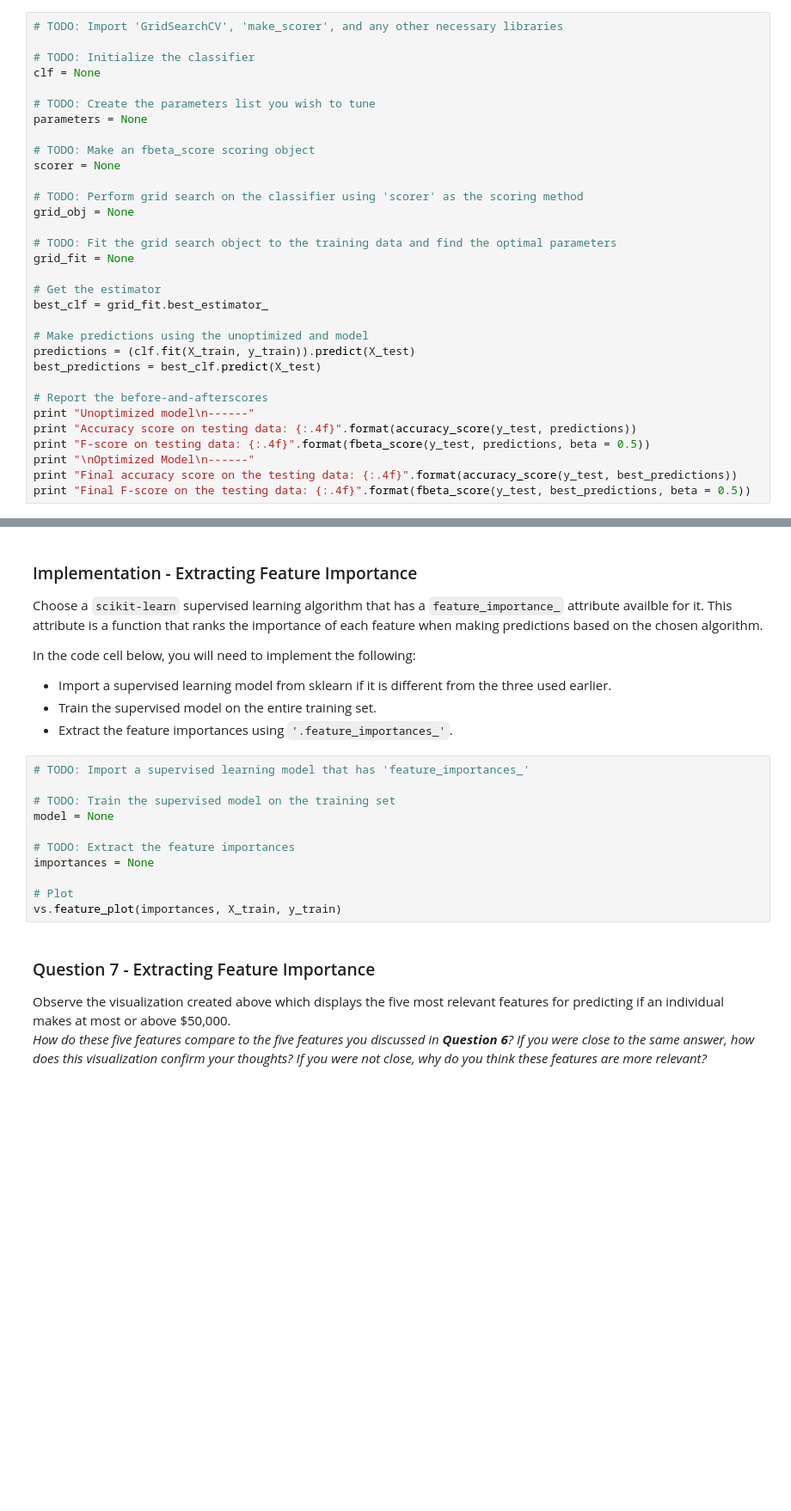
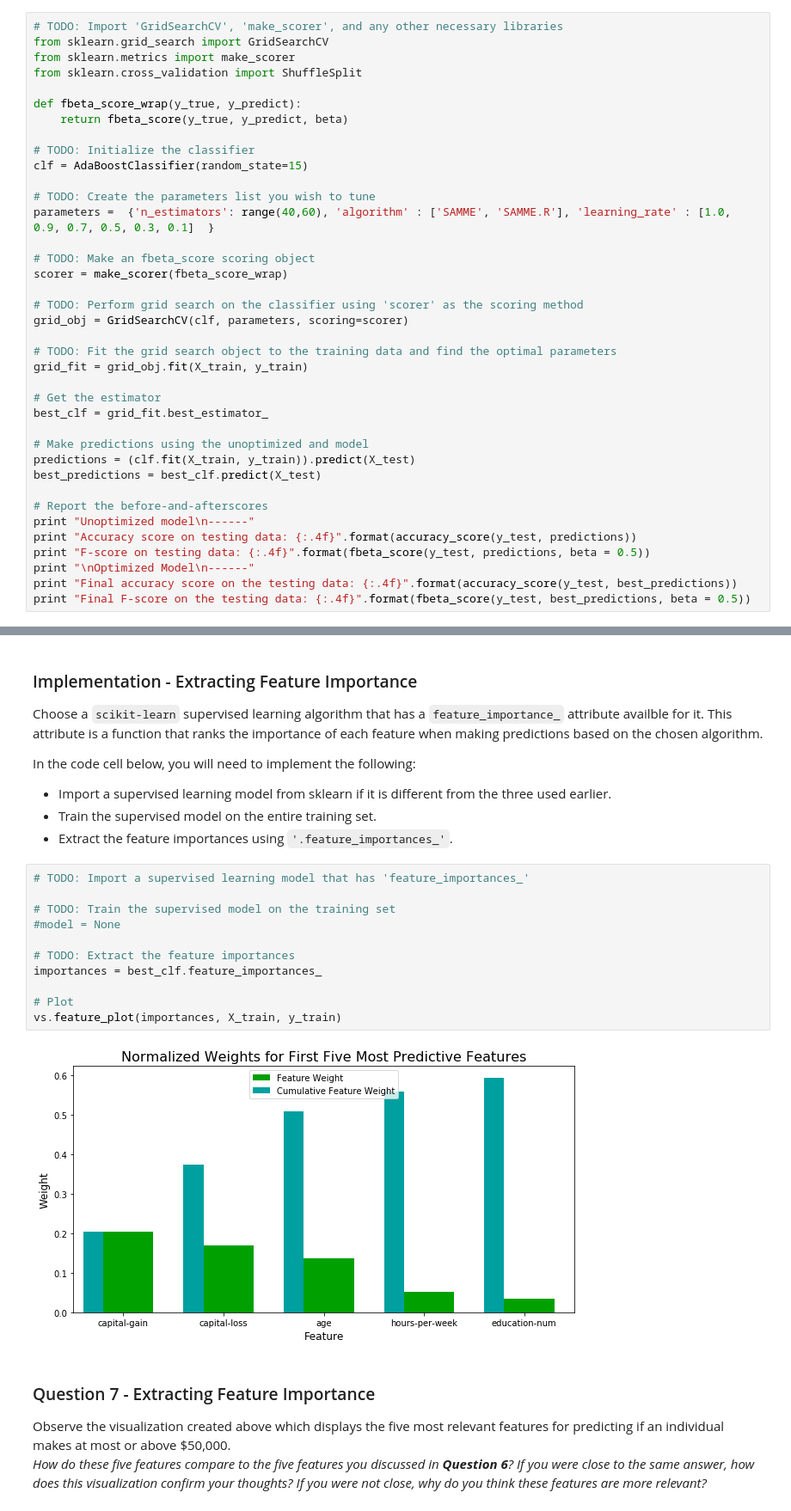
Before and after one commit to ctiagotb/finding-donors, a Jupyter notebook: finding_donors.ipynb, the cells around one changed output, grey strips where cells are left out. Shown at 86% size. Drawn from its saved outputs; the diff is of its cells as text; blank space fills up the shorter version.

```diff
--- a/finding_donors.ipynb
+++ b/finding_donors.ipynb
@@ -508,21 +508,27 @@ Fine tune the chosen model. Use grid search (`GridSearchCV`) with at least one i
 **Note:** Depending on the algorithm chosen and the parameter list, the following implementation may take some time to run!
 # %%
 # TODO: Import 'GridSearchCV', 'make_scorer', and any other necessary libraries
+from sklearn.grid_search import GridSearchCV
+from sklearn.metrics import make_scorer
+from sklearn.cross_validation import ShuffleSplit
+
+def fbeta_score_wrap(y_true, y_predict):
+    return fbeta_score(y_true, y_predict, beta)
 
 # TODO: Initialize the classifier
-clf = None
+clf = AdaBoostClassifier(random_state=15)
 
 # TODO: Create the parameters list you wish to tune
-parameters = None
+parameters =  {'n_estimators': range(40,60), 'algorithm' : ['SAMME', 'SAMME.R'], 'learning_rate' : [1.0, 0.9, 0.7, 0.5, 0.3, 0.1]  }
 
 # TODO: Make an fbeta_score scoring object
-scorer = None
+scorer = make_scorer(fbeta_score_wrap)
 
 # TODO: Perform grid search on the classifier using 'scorer' as the scoring method
-grid_obj = None
+grid_obj = GridSearchCV(clf, parameters, scoring=scorer)
 
 # TODO: Fit the grid search object to the training data and find the optimal parameters
-grid_fit = None
+grid_fit = grid_obj.fit(X_train, y_train)
 
 # Get the estimator
 best_clf = grid_fit.best_estimator_
@@ -575,14 +591,16 @@ In the code cell below, you will need to implement the following:
 # %%
 # TODO: Import a supervised learning model that has 'feature_importances_'
 
 # TODO: Train the supervised model on the training set
-model = None
+#model = None
 
 # TODO: Extract the feature importances
-importances = None
+importances = best_clf.feature_importances_
 
 # Plot
 vs.feature_plot(importances, X_train, y_train)
+# %% [output]
+[figure, added]
 # %% [markdown]
 ### Question 7 - Extracting Feature Importance
 
```
Also changed, not shown: parts of 5 cells of this notebook.
